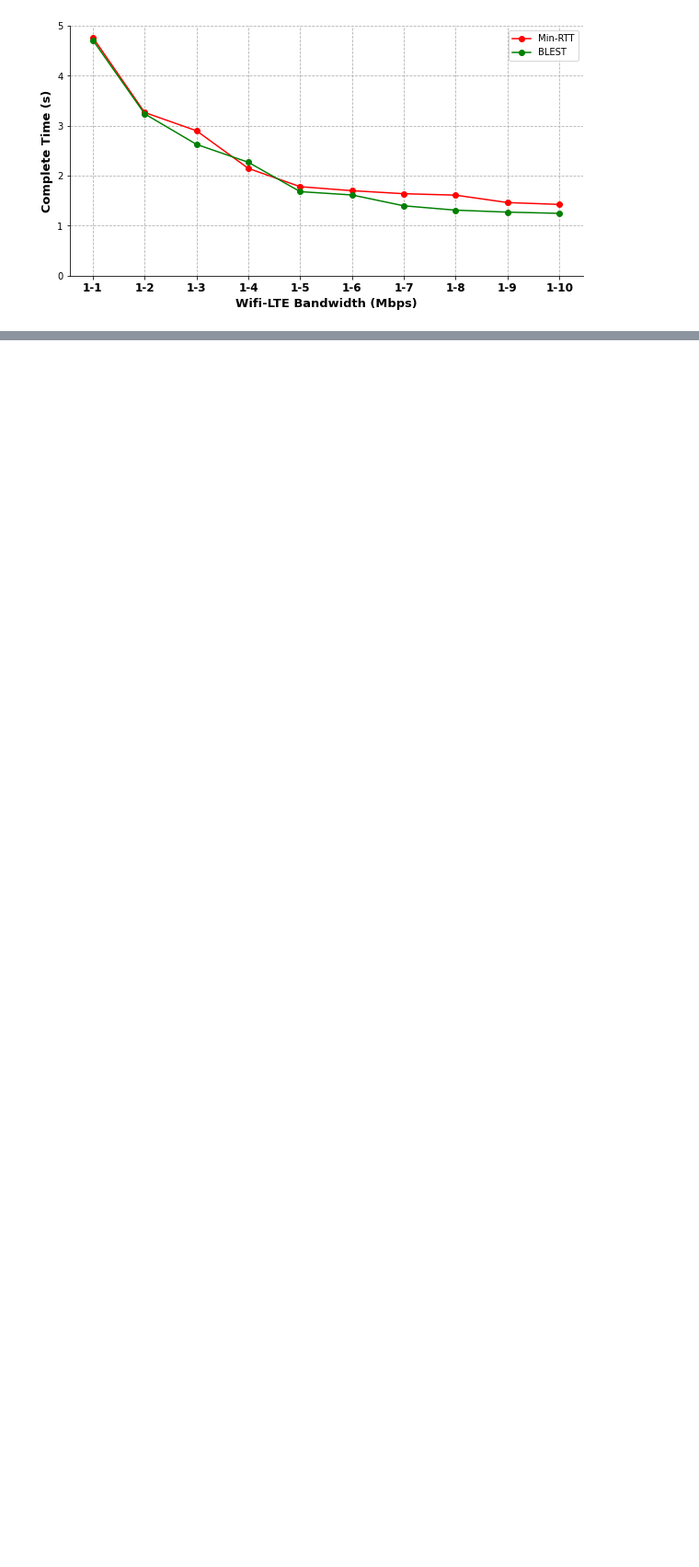
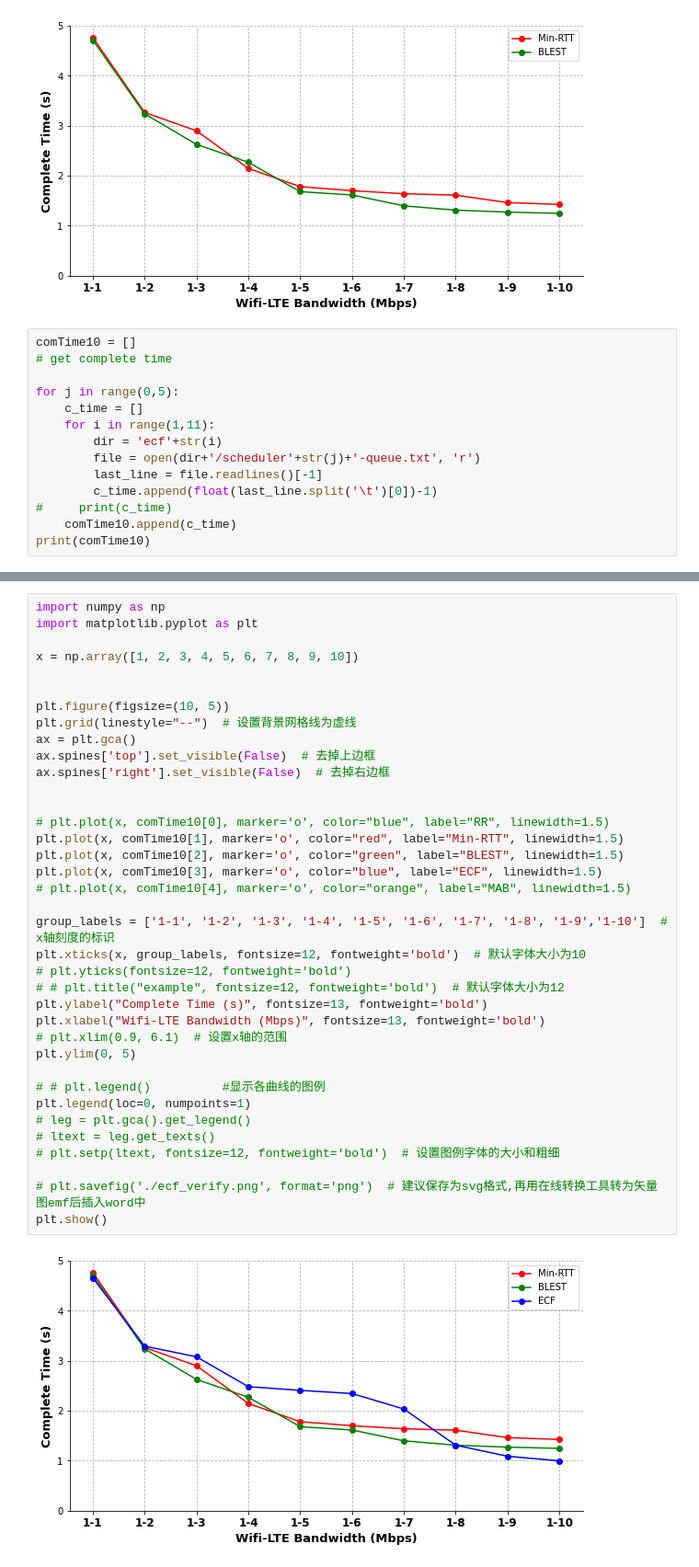
Before and after one commit to ssjShirley/mpquic-ns3, a Jupyter notebook: temp-result/draw.ipynb, the cells around one changed output, grey strips where cells are left out. Shown at 92% size. Drawn from its saved outputs; the diff is of its cells as text; blank space fills up the shorter version.

```diff
--- a/temp-result/draw.ipynb
+++ b/temp-result/draw.ipynb
@@ -545,3 +545,17 @@ plt.savefig('./blest_verify.png', format='png')  # 建议保存为svg格式,再
 plt.show()
 # %% [output]
 [figure]
+# %%
+comTime10 = []
+# get complete time
+
+for j in range(0,5):
+    c_time = []
+    for i in range(1,11):
+        dir = 'ecf'+str(i)
+        file = open(dir+'/scheduler'+str(j)+'-queue.txt', 'r')
+        last_line = file.readlines()[-1]
+        c_time.append(float(last_line.split('\t')[0])-1)
+#     print(c_time)
+    comTime10.append(c_time)
+print(comTime10)
@@ -547,0 +564,39 @@ plt.show()
+# %%
+import numpy as np
+import matplotlib.pyplot as plt
+
+x = np.array([1, 2, 3, 4, 5, 6, 7, 8, 9, 10])
+
+
+plt.figure(figsize=(10, 5))
+plt.grid(linestyle="--")  # 设置背景网格线为虚线
+ax = plt.gca()
+ax.spines['top'].set_visible(False)  # 去掉上边框
+ax.spines['right'].set_visible(False)  # 去掉右边框
+
+
+# plt.plot(x, comTime10[0], marker='o', color="blue", label="RR", linewidth=1.5)
+plt.plot(x, comTime10[1], marker='o', color="red", label="Min-RTT", linewidth=1.5)
+plt.plot(x, comTime10[2], marker='o', color="green", label="BLEST", linewidth=1.5)
+plt.plot(x, comTime10[3], marker='o', color="blue", label="ECF", linewidth=1.5)
+# plt.plot(x, comTime10[4], marker='o', color="orange", label="MAB", linewidth=1.5)
+
+group_labels = ['1-1', '1-2', '1-3', '1-4', '1-5', '1-6', '1-7', '1-8', '1-9','1-10']  # x轴刻度的标识
+plt.xticks(x, group_labels, fontsize=12, fontweight='bold')  # 默认字体大小为10
+# plt.yticks(fontsize=12, fontweight='bold')
+# # plt.title("example", fontsize=12, fontweight='bold')  # 默认字体大小为12
+plt.ylabel("Complete Time (s)", fontsize=13, fontweight='bold')
+plt.xlabel("Wifi-LTE Bandwidth (Mbps)", fontsize=13, fontweight='bold')
+# plt.xlim(0.9, 6.1)  # 设置x轴的范围
+plt.ylim(0, 5)
+
+# # plt.legend()          #显示各曲线的图例
+plt.legend(loc=0, numpoints=1)
+# leg = plt.gca().get_legend()
+# ltext = leg.get_texts()
+# plt.setp(ltext, fontsize=12, fontweight='bold')  # 设置图例字体的大小和粗细
+
+# plt.savefig('./ecf_verify.png', format='png')  # 建议保存为svg格式,再用在线转换工具转为矢量图emf后插入word中
+plt.show()
+# %% [output]
+[figure, added]
```
Also changed, not shown: parts of 3 cells of this notebook, 9 other files.
